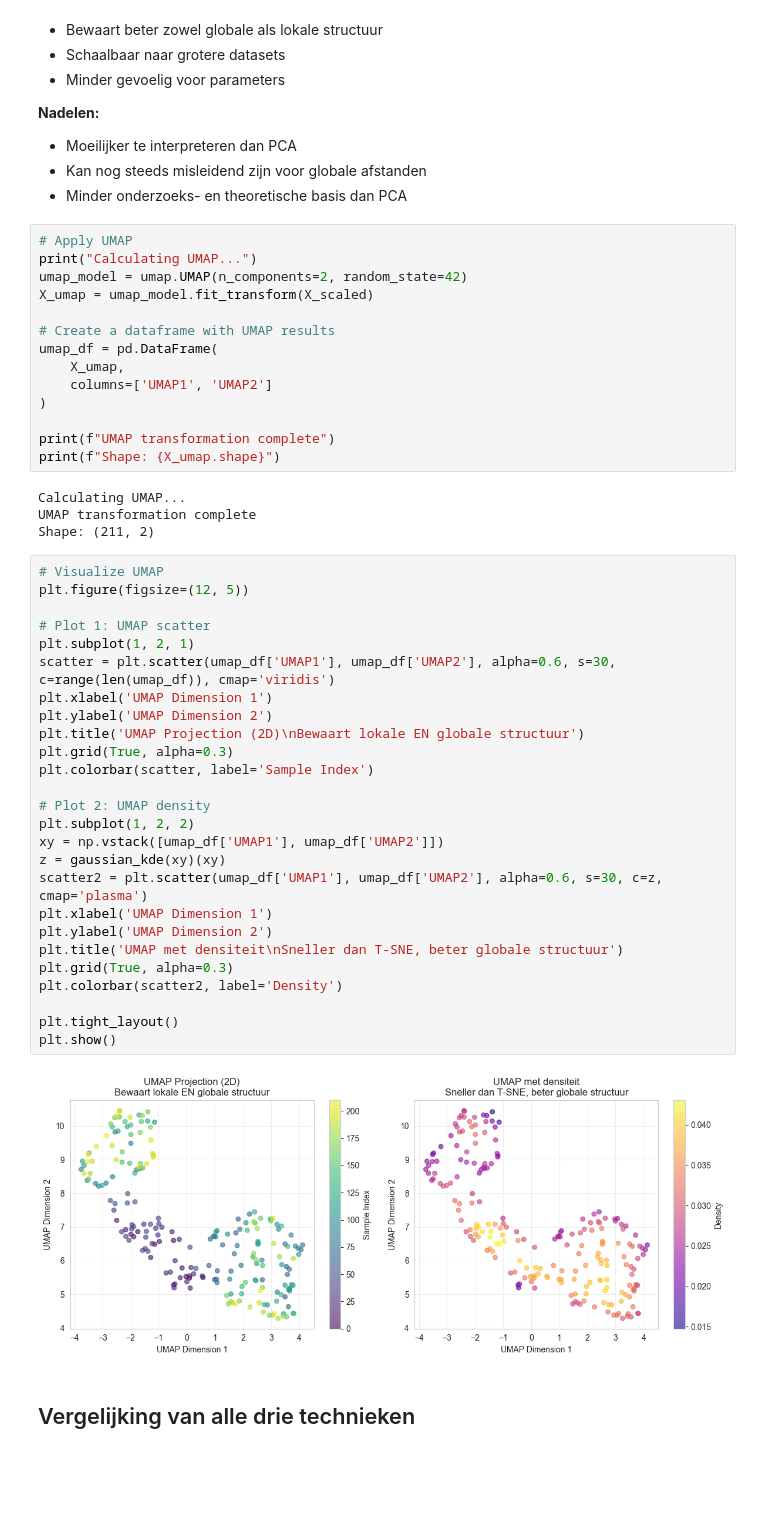
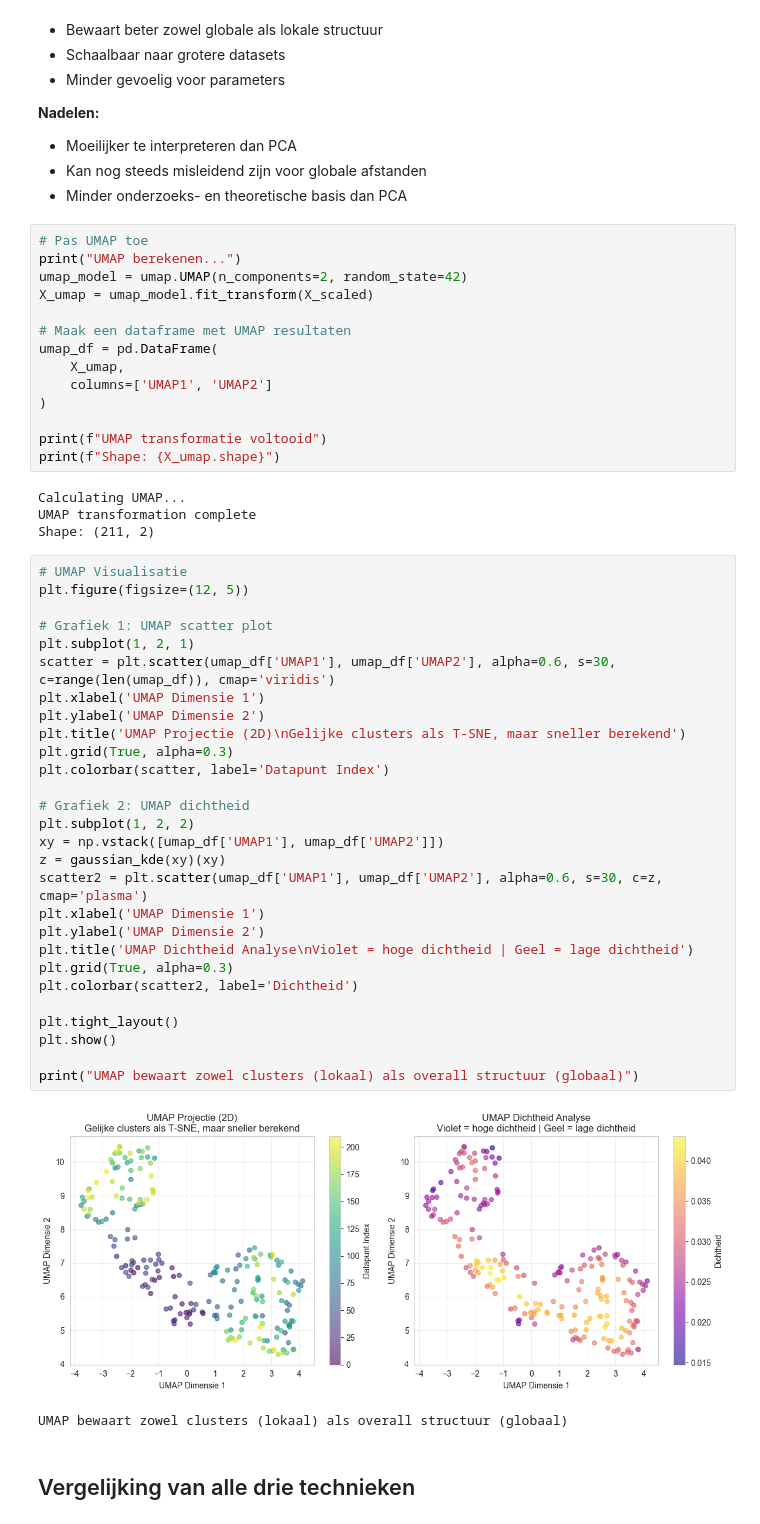
Before and after one commit to BoyanKloosterman/AI-Prototype, a Jupyter notebook: eda_dimensionality_reduction.ipynb, the cells around one changed output. Cells and saved outputs as stored; diff of their text form; blank space fills up the shorter version.

```diff
--- a/eda_dimensionality_reduction.ipynb
+++ b/eda_dimensionality_reduction.ipynb
@@ -238,51 +239,54 @@ Noise points: 0
 - Kan nog steeds misleidend zijn voor globale afstanden
 - Minder onderzoeks- en theoretische basis dan PCA
 # %%
-# Apply UMAP
-print("Calculating UMAP...")
+# Pas UMAP toe
+print("UMAP berekenen...")
 umap_model = umap.UMAP(n_components=2, random_state=42)
 X_umap = umap_model.fit_transform(X_scaled)
 
-# Create a dataframe with UMAP results
+# Maak een dataframe met UMAP resultaten
 umap_df = pd.DataFrame(
     X_umap,
     columns=['UMAP1', 'UMAP2']
 )
 
-print(f"UMAP transformation complete")
+print(f"UMAP transformatie voltooid")
 print(f"Shape: {X_umap.shape}")
 # %% [output]
 Calculating UMAP...
 UMAP transformation complete
 Shape: (211, 2)
 # %%
-# Visualize UMAP
+# UMAP Visualisatie
 plt.figure(figsize=(12, 5))
 
-# Plot 1: UMAP scatter
+# Grafiek 1: UMAP scatter plot
 plt.subplot(1, 2, 1)
 scatter = plt.scatter(umap_df['UMAP1'], umap_df['UMAP2'], alpha=0.6, s=30, c=range(len(umap_df)), cmap='viridis')
-plt.xlabel('UMAP Dimension 1')
-plt.ylabel('UMAP Dimension 2')
-plt.title('UMAP Projection (2D)\nBewaart lokale EN globale structuur')
+plt.xlabel('UMAP Dimensie 1')
+plt.ylabel('UMAP Dimensie 2')
+plt.title('UMAP Projectie (2D)\nGelijke clusters als T-SNE, maar sneller berekend')
 plt.grid(True, alpha=0.3)
-plt.colorbar(scatter, label='Sample Index')
+plt.colorbar(scatter, label='Datapunt Index')
 
-# Plot 2: UMAP density
+# Grafiek 2: UMAP dichtheid
 plt.subplot(1, 2, 2)
 xy = np.vstack([umap_df['UMAP1'], umap_df['UMAP2']])
 z = gaussian_kde(xy)(xy)
 scatter2 = plt.scatter(umap_df['UMAP1'], umap_df['UMAP2'], alpha=0.6, s=30, c=z, cmap='plasma')
-plt.xlabel('UMAP Dimension 1')
-plt.ylabel('UMAP Dimension 2')
-plt.title('UMAP met densiteit\nSneller dan T-SNE, beter globale structuur')
+plt.xlabel('UMAP Dimensie 1')
+plt.ylabel('UMAP Dimensie 2')
+plt.title('UMAP Dichtheid Analyse\nViolet = hoge dichtheid | Geel = lage dichtheid')
 plt.grid(True, alpha=0.3)
-plt.colorbar(scatter2, label='Density')
+plt.colorbar(scatter2, label='Dichtheid')
 
 plt.tight_layout()
 plt.show()
+
+print("UMAP bewaart zowel clusters (lokaal) als overall structuur (globaal)")
 # %% [output]
-[figure, old version]
+[figure, new version]
+UMAP bewaart zowel clusters (lokaal) als overall structuur (globaal)
 # %% [markdown]
 ## Vergelijking van alle drie technieken
 # %%
```
Also changed, not shown: parts of 8 cells of this notebook.
